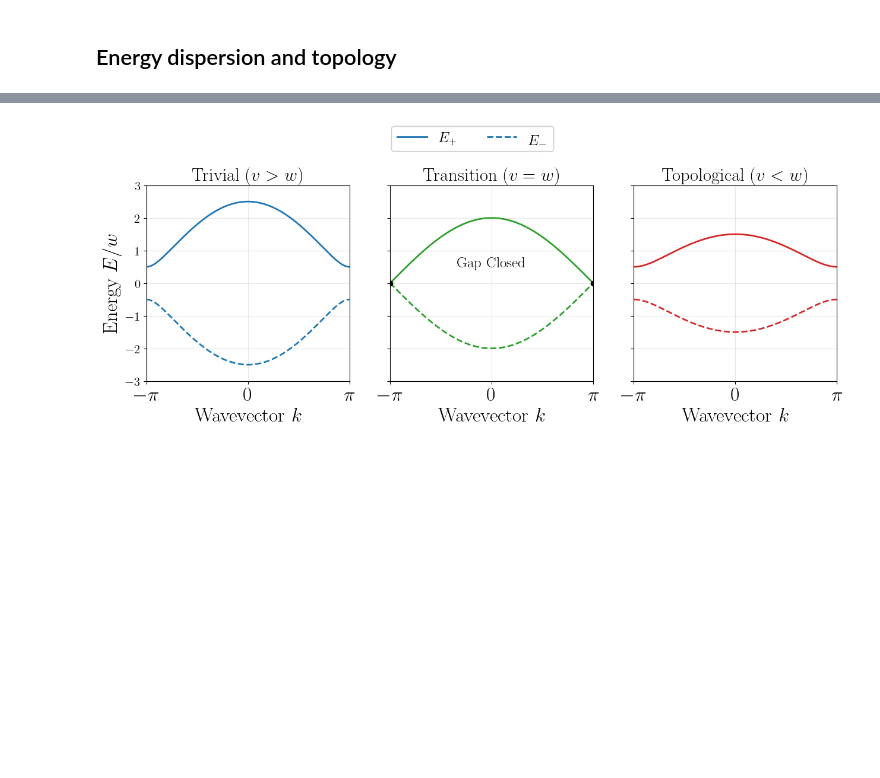
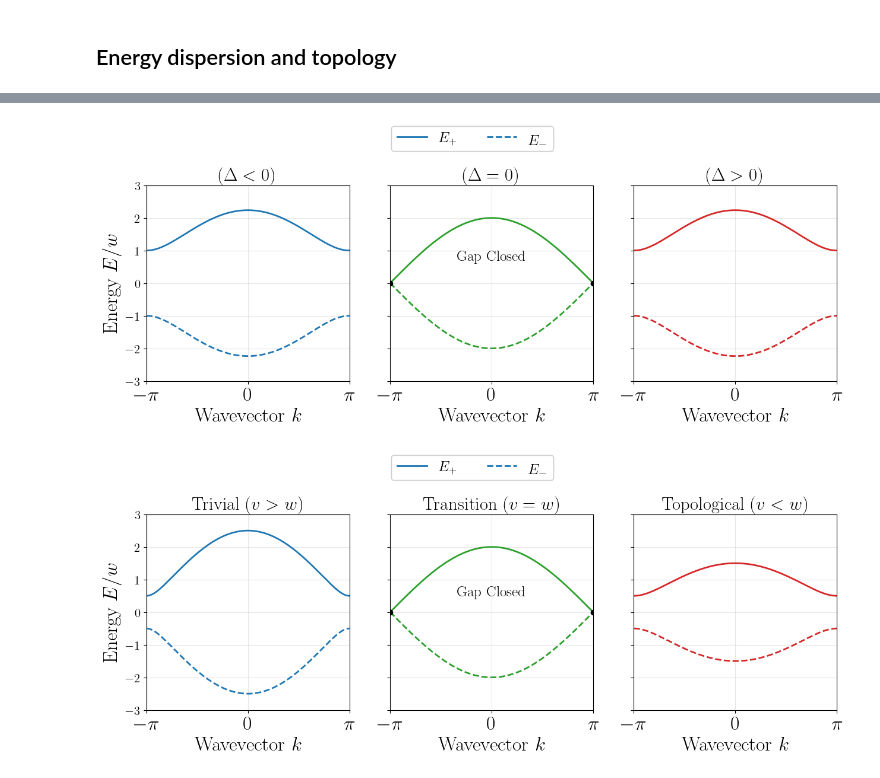
Before and after one commit to artalink7/SSH-Analysis, a Jupyter notebook: plot/plots.ipynb, the cells around one changed output, grey strips where cells are left out. Cells and saved outputs as stored; diff of their text form; code cells hidden in the pictures; blank space fills up the shorter version.

```diff
--- a/plot/plots.ipynb
+++ b/plot/plots.ipynb
@@ -517,3 +626,7 @@ def plot_ssh_band_structure_and_winding_number():
+# %%
+plot_rm_band_structure()
+# %% [output]
+[figure, added]
 # %%
 def plot_ssh_dispersion_with_gap_annotation():
     # Parameters
```
Also changed, not shown: parts of 13 cells of this notebook, 7 other files.
